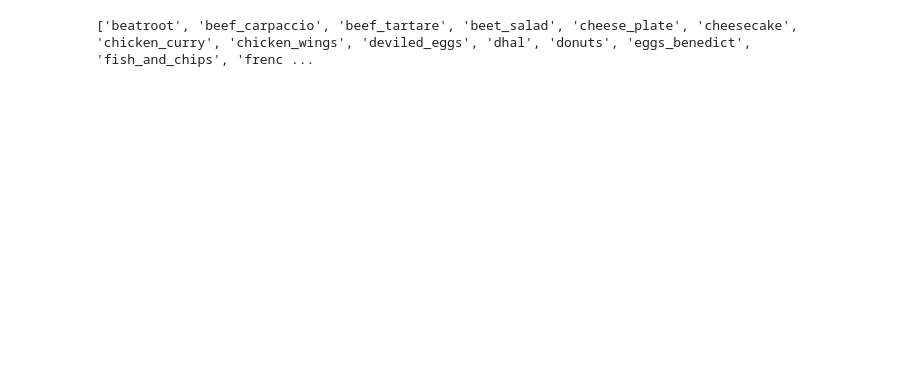
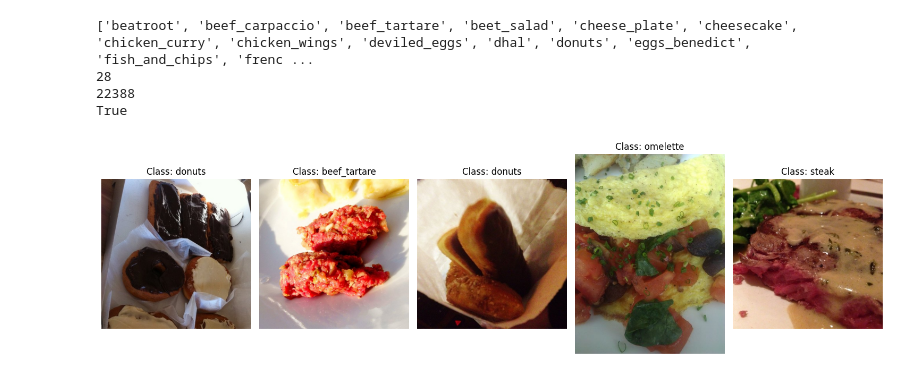
Before and after one commit to Vihanga13/final-one, a Jupyter notebook: models/text.ipynb, the cells around one changed output. Cells and saved outputs as stored; diff of their text form; code cells hidden in the pictures; blank space fills up the shorter version.

Commit message:
Build the model

```diff
--- a/models/text.ipynb
+++ b/models/text.ipynb
@@ -46,35 +4,49 @@ print(image_df)
 # %%
-# Save image names to a text file (one per line)
-#image_df.to_csv('image_names_new.txt', index=False, header=False)
+dt = datasets.ImageFolder(root=r"C:\Users\vihan\projects\Dataset")
+
+print(dt.classes)
+
+print(len(dt.classes))
+
+print(len(dt))
+
+import torch
+print(torch.cuda.is_available())
+# %% [output]
+['beatroot', 'beef_carpaccio', 'beef_tartare', 'beet_salad', 'cheese_plate', 'cheesecake', 'chicken_curry', 'chicken_wings', 'deviled_eggs', 'dhal', 'donuts', 'eggs_benedict', 'fish_and_chips', 'frenc ...
+28
+22388
+True
 # %%
-from sklearn.model_selection import train_test_split
+import random
+import matplotlib.pyplot as plt
+import torchvision.transforms as transforms
 
-# Get the list of image names
-image_names = image_df['ImageName'].tolist()
+# Define a transform to convert images to tensors (if not already done in dataset)
+transform = transforms.ToTensor()
 
-# Split into 80% train, 20% test (adjust test_size as needed)
-train_names, test_names = train_test_split(image_names, test_size=0.2, random_state=42, shuffle=True)
+# Pick some random indices
+random_indices = random.sample(range(len(dt)), 5)  # show 5 random images
 
-# Save to text files
-with open('train_names.txt', 'w') as f:
-    for name in train_names:
-        f.write(f"{name}\n")
+plt.figure(figsize=(15, 5))
 
-with open('test_names.txt', 'w') as f:
-    for name in test_names:
-        f.write(f"{name}\n")
+for i, idx in enumerate(random_indices):
+    image, label = dt[idx]
+
+    plt.subplot(1, 5, i + 1)
+    plt.imshow(image)
+    plt.title(f"Class: {dt.classes[label]}")
+    plt.axis('off')
+
+plt.tight_layout()
+plt.show()
+# %% [output]
+[figure, added]
 # %%
-# Read the file and extract class names
-with open(r"C:\Users\vihan\projects\final-one\models\image_names_new.txt", "r") as f:
-    lines = f.read().splitlines()
-
-# Extract class names (the part before '/')
-class_names = [line.split('/')[0] for line in lines]
-
-# Get unique class names
-unique_class_names = sorted(set(class_names))
-
-print(unique_class_names)
+import torch
+import torch.nn as nn
+import torch.optim as optim
+from torch.utils.data import DataLoader, random_split
+from torchvision import datasets, transforms, models
+import time
-# %% [output]
-['beatroot', 'beef_carpaccio', 'beef_tartare', 'beet_salad', 'cheese_plate', 'cheesecake', 'chicken_curry', 'chicken_wings', 'deviled_eggs', 'dhal', 'donuts', 'eggs_benedict', 'fish_and_chips', 'frenc ...
 # %%
```
Also changed, not shown: parts of 11 cells of this notebook.
